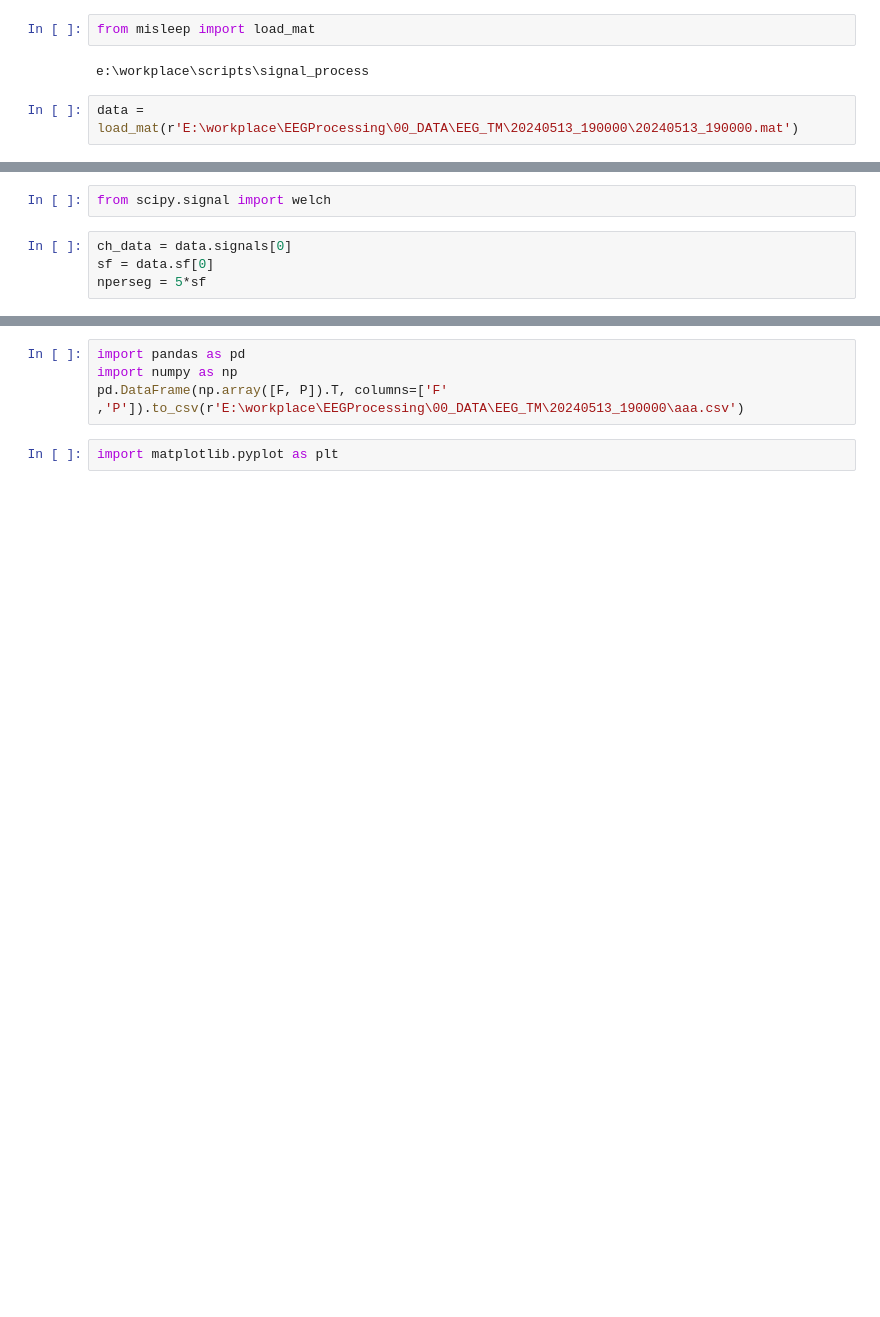
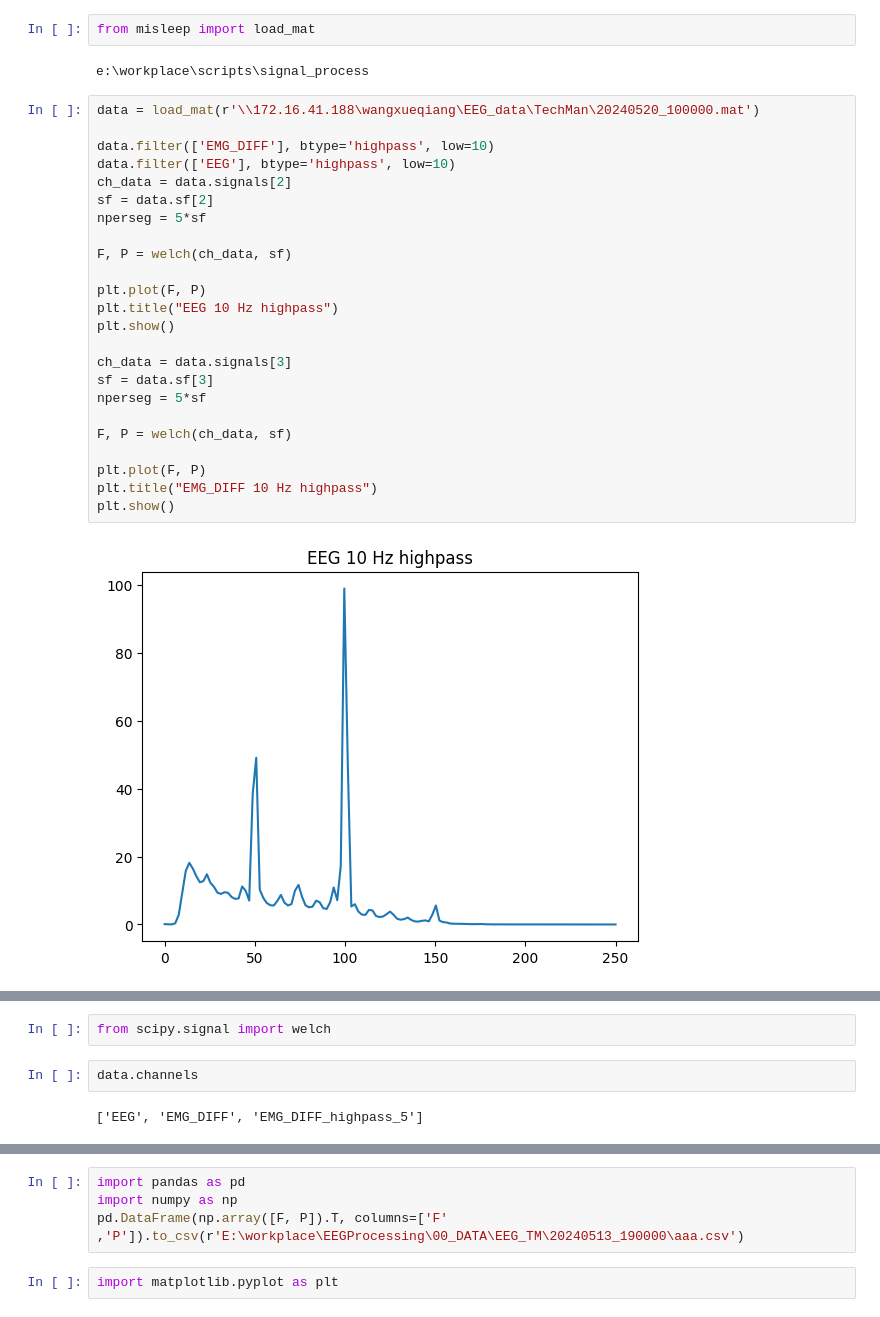
Before and after one commit to bian-lab/scripts, a Jupyter notebook: signal_process/test_50HZ_notch.ipynb, the cells around one changed output, grey strips where cells are left out. Saved outputs shown, nothing was run; the diff lists cells and outputs as text; blank space fills up the shorter version.

```diff
--- a/signal_process/test_50HZ_notch.ipynb
+++ b/signal_process/test_50HZ_notch.ipynb
@@ -2,5 +2,29 @@
 from misleep import load_mat
 # %% [output]
 e:\workplace\scripts\signal_process
-# %%
-data = load_mat(r'E:\workplace\EEGProcessing\00_DATA\EEG_TM\20240513_190000\20240513_190000.mat')
+# %%
+data = load_mat(r'\\172.16.41.188\wangxueqiang\EEG_data\TechMan\20240520_100000.mat')
+
+data.filter(['EMG_DIFF'], btype='highpass', low=10)
+data.filter(['EEG'], btype='highpass', low=10)
+ch_data = data.signals[2]
+sf = data.sf[2]
+nperseg = 5*sf
+
+F, P = welch(ch_data, sf)
+
+plt.plot(F, P)
+plt.title("EEG 10 Hz highpass")
+plt.show()
+
+ch_data = data.signals[3]
+sf = data.sf[3]
+nperseg = 5*sf
+
+F, P = welch(ch_data, sf)
+
+plt.plot(F, P)
+plt.title("EMG_DIFF 10 Hz highpass")
+plt.show()
+# %% [output]
+[figure, added]
@@ -7,6 +32,6 @@ data = load_mat(r'E:\workplace\EEGProcessing\00_DATA\EEG_TM\20240513_190000\2024
 # %%
 from scipy.signal import welch
-# %%
-ch_data = data.signals[0]
-sf = data.sf[0]
-nperseg = 5*sf
+# %%
+data.channels
+# %% [output]
+['EEG', 'EMG_DIFF', 'EMG_DIFF_highpass_5']
```
Also changed, not shown: parts of 6 cells of this notebook, 2 other files.
